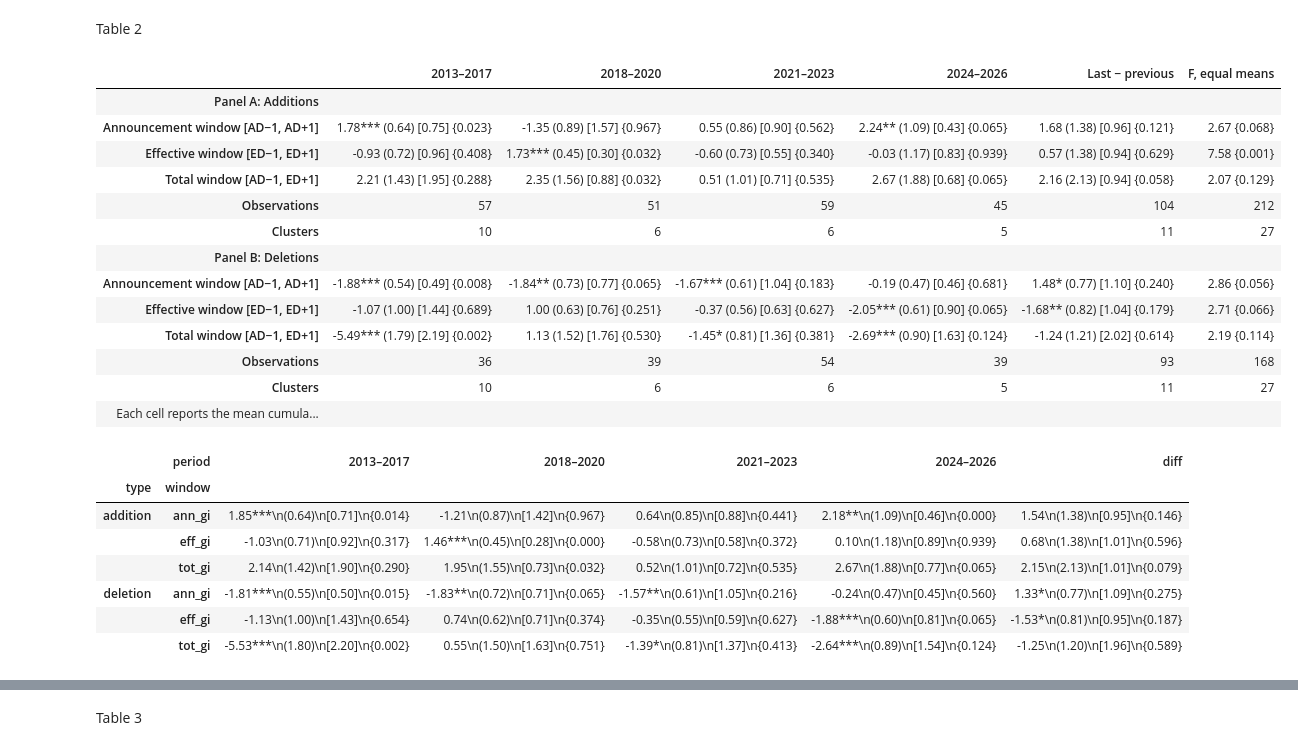
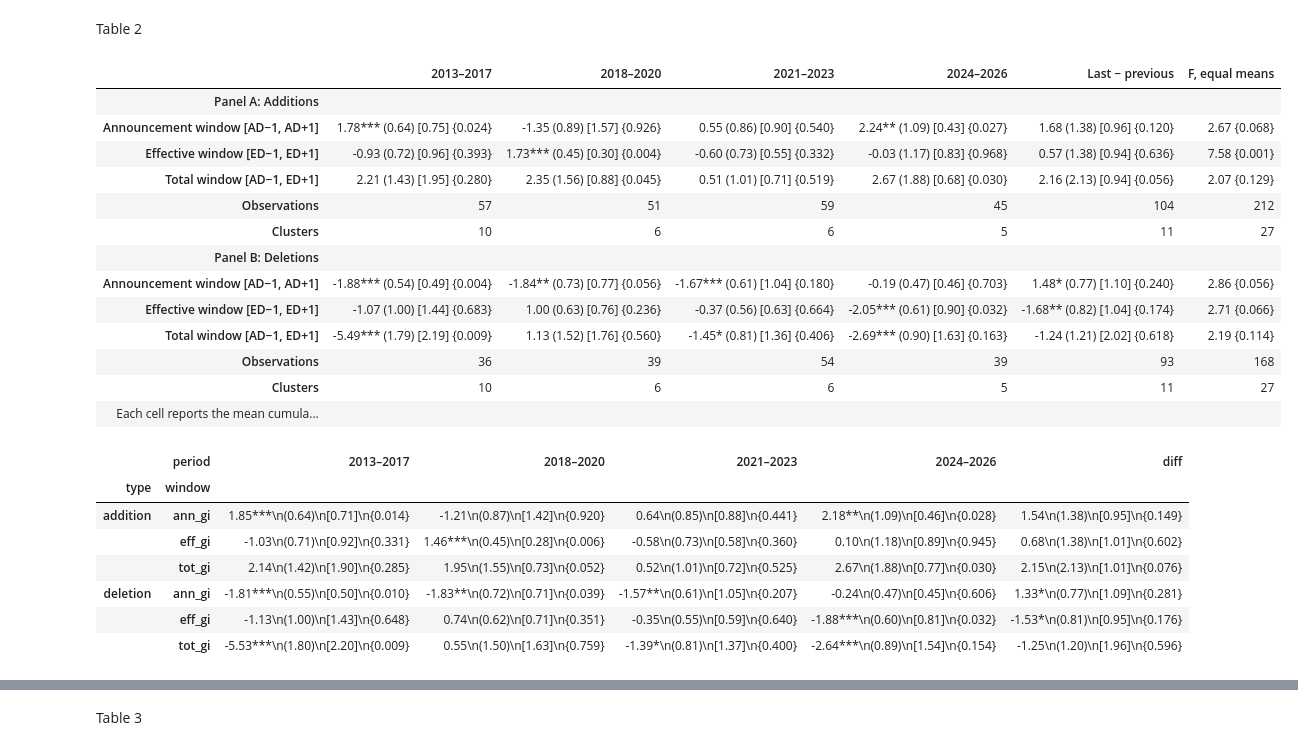
Before and after one commit to uvangludvig-ship-it/financethesis, a Jupyter notebook: code/notebooks/replication_omxsb.ipynb, the cells around one changed output, grey strips where cells are left out. Cells and saved outputs as stored; diff of their text form; code cells hidden in the pictures.

```diff
--- a/code/notebooks/replication_omxsb.ipynb
+++ b/code/notebooks/replication_omxsb.ipynb
@@ -23,9 +23,13 @@ TAB = os.path.join(OUT, "tables")
 FIG = os.path.join(OUT, "figures")
 for p in [OUT, TAB, FIG, DER]:
     os.makedirs(p, exist_ok=True)
-REQ = ["stocks_daily.csv.gz", "stocks_static.csv", "indices_daily.csv"]
+PANEL = os.path.join(D, "stocks_daily.csv.gz")
+STATIC = os.path.join(D, "stocks_static.csv")
+INDEX = os.path.join(D, "indices_daily.csv")
+EVENTS = os.path.join(EV, "omxsb_events_with_ric.csv")
+REQ = [PANEL, STATIC, INDEX, EVENTS]
 ZIPS = sorted(glob.glob(os.path.join(FI, "Fondinnehav_*.zip")))
-missing = [f for f in REQ if not os.path.exists(os.path.join(D, f))] + ([] if os.path.exists(os.path.join(EV, "omxsb_events_with_ric.csv")) else ["omxsb_events_with_ric.csv"])
+missing = [f for f in REQ if not os.path.exists(f)]
 assert not missing, missing
 assert len(ZIPS) == 31, len(ZIPS)
 PER = ["2013–2017", "2018–2020", "2021–2023", "2024–2026"]
@@ -52,6 +56,7 @@ def tex_fix(path):
     s = re.sub(r"(?<!\\)%", r"\\%", s)
     s = re.sub(r"(\\\\)\s*\[", r"\1{}[", s)
     s = re.sub(r"(?<!\\)\{(-?\d+\.\d+)\}", lambda m: "\\{" + m.group(1) + "\\}", s)
+    s = re.sub(r"\^(?=[G(])", r"\\textasciicircum{}", s)
     s = s.replace("−", "$-$").replace("η", "$\\eta$").replace("R²", "R$^2$")
     open(path, "w").write(s)
 def tab_save(t, name, desc, df=None):
@@ -62,6 +67,6 @@ def tab_save(t, name, desc, df=None):
         df.to_csv(os.path.join(TAB, name + ".csv"))
     MAN.append((name, desc))
     return t
-pd.DataFrame({"file": REQ + [os.path.basename(z) for z in ZIPS], "mb": [round(os.path.getsize(os.path.join(D, f)) / 1e6, 1) for f in REQ] + [round(os.path.getsize(z) / 1e6, 1) for z in ZIPS]})
+pd.DataFrame({"file": [os.path.basename(f) for f in REQ + ZIPS], "mb": [round(os.path.getsize(f) / 1e6, 1) for f in REQ + ZIPS]})
 # %% [output]
 |  | file | mb |
@@ -82,10 +87,11 @@ pd.DataFrame({"file": REQ + [os.path.basename(z) for z in ZIPS], "mb": [round(os
 | 33 | Fondinnehav_2026Q1_2026-10-14 08.... | 6.4 |
 | 34 | Fondinnehav_2026Q2_2026-10-14 08.... | 6.7 |
 # %%
-ev = pd.read_csv(os.path.join(EV, "omxsb_events_with_ric.csv"), parse_dates=["announcement_date", "effective_date"])
-st = pd.read_csv(os.path.join(D, "stocks_static.csv"), parse_dates=["first_date", "last_date", "RetireDate"])
-px = pd.read_csv(os.path.join(D, "stocks_daily.csv.gz"), parse_dates=["date"])
-ix = pd.read_csv(os.path.join(D, "indices_daily.csv"), parse_dates=["date"])
+ev = pd.read_csv(EVENTS, parse_dates=["announcement_date", "effective_date"])
+st = pd.read_csv(STATIC, parse_dates=["first_date", "last_date", "RetireDate"])
+px = pd.read_parquet(PANEL) if PANEL.endswith(".parquet") else pd.read_csv(PANEL, parse_dates=["date"])
+px["date"] = pd.to_datetime(px.date).astype("datetime64[ns]")
+ix = pd.read_csv(INDEX, parse_dates=["date"])
 pd.DataFrame({"rows": [len(ev), len(st), len(px), len(ix)], "cols": [ev.shape[1], st.shape[1], px.shape[1], ix.shape[1]]}, index=["events", "static", "daily", "indices"])
 # %% [output]
 |  | rows | cols |
@@ -204,6 +210,11 @@ def ols(y, X, g):
         S += np.outer(u, u)
     Vc = XtXi @ S @ XtXi * G / (G - 1) * (n - 1) / (n - k)
     return b, e, Vh, Vc, G, gs, XtXi
+WEBB = np.array([-np.sqrt(1.5), -1.0, -np.sqrt(0.5), np.sqrt(0.5), 1.0, np.sqrt(1.5)])
+def p_floor(G):
+    return 2 / 6 ** G if G < 12 else 1 / 2 ** (G - 1)
+def floor_note(Gs):
+    return " The wild cluster bootstrap uses 9,999 draws with the null imposed, Webb six-point weights when there are fewer than 12 clusters and Rademacher weights otherwise; the smallest attainable p-value is 2/6^G with Webb and 1/2^(G−1) with Rademacher weights, here " + "; ".join(f"G = {g}: {p_floor(g):.2g}" for g in Gs) + "."
 def wcb(y, X, g, r, q=0.0, B=9999, seed=0):
     n, k = X.shape
     b, e, Vh, Vc, G, gs, XtXi = ols(y, X, g)
@@ -214,7 +225,7 @@ def wcb(y, X, g, r, q=0.0, B=9999, seed=0):
     A = np.stack([X[gs == j].T @ er[gs == j] for j in range(G)], axis=1)
     Q = np.stack([X[gs == j].T @ X[gs == j] for j in range(G)])
     rng = np.random.default_rng(seed)
-    w = rng.choice([-1.0, 1.0], size=(B, G))
+    w = rng.choice(WEBB if G < 12 else np.array([-1.0, 1.0]), size=(B, G))
     dl = (XtXi @ A @ w.T).T
     sc = w[:, :, None] * A.T[None, :, :] - np.einsum("gkl,bl->bgk", Q, dl)
     S = np.einsum("bgk,bgl->bkl", sc, sc)
@@ -252,43 +263,43 @@ for typ in ["addition", "deletion"]:
         s = ev[(ev.type == typ)]
         for p in PER:
             c = s[s.period == p]
             rows.append(dict(type=typ, window=win, period=p, **cell(c[win], c.adx)))
         c = s[s.period.isin(PER[2:])]
         rows.append(dict(type=typ, window=win, period="diff", **diffcell(c[win], c.adx, (c.period == PER[3]).values.astype(float))))
         F, pF, G = ftest(s[win], s.adx, s.period)
         rows.append(dict(type=typ, window=win, period="F_equal", mean=F, p_cr1=pF, N=len(s), G=G))
 t2 = pd.DataFrame(rows)
 t2.to_csv(os.path.join(TAB, "tab_02_car_long.csv"), index=False)
 def t2_cell(r):
     if r.period == "F_equal":
         return f"{r['mean']:.2f}\n{{{r.p_cr1:.3f}}}"
     return f"{r['mean']:.2f}{star(r.p_hc1)}\n({r.se_hc1:.2f})\n[{r.se_cr1:.2f}]\n{{{r.p_wcb:.3f}}}"
 def t2_panel(typ):
     s = t2[t2.type == typ]
     body = s.assign(c=s.apply(t2_cell, axis=1)).pivot(index="window", columns="period", values="c").reindex(index=["ann", "eff", "tot"], columns=PER + ["diff", "F_equal"])
     body.index = [LABELS[w] for w in body.index]
     n = s[s.window == "tot"].set_index("period")
     body.loc["Observations"] = [str(int(n.N[p])) for p in PER + ["diff"]] + [str(int(n.N["F_equal"]))]
     body.loc["Clusters"] = [str(int(n.G[p])) for p in PER + ["diff"]] + [str(int(n.G["F_equal"]))]
     return body
 t2w = pd.concat({"Panel A: Additions": t2_panel("addition"), "Panel B: Deletions": t2_panel("deletion")})
 t2w.columns = PER + ["Last − previous", "F, equal means"]
 for p in PER:
     for typ in ["addition", "deletion"]:
         NUM[f"car_tot_{typ}_{p}"] = round(float(t2[(t2.type == typ) & (t2.window == "tot") & (t2.period == p)]["mean"].iloc[0]), 3)
-tab_save(mt.MTable(t2w, rgroup_sep="t", notes="Each cell reports the mean cumulative abnormal return in percent, the stock return minus the OMXSBGI return summed over the window, from a regression on a constant per period; below it the HC1 standard error in parentheses, the standard error clustered on announcement date (CR1) in brackets, and the wild cluster bootstrap p-value (Rademacher weights, 9,999 draws, null imposed) in braces. The last two columns give the difference between the last and the second-to-last period with the same statistics, and the cluster-robust F-statistic for equal means across the four periods with its p-value from F(3, G−1). Stars use the HC1 p-value: " + STARS), "tab_02_car", "Abnormal returns around OMXSB changes by period (anchor Table 2)", t2w)
+tab_save(mt.MTable(t2w, rgroup_sep="t", notes="Each cell reports the mean cumulative abnormal return in percent, the stock return minus the OMXSBGI return summed over the window, from a regression on a constant per period; below it the HC1 standard error in parentheses, the standard error clustered on announcement date (CR1) in brackets, and the wild cluster bootstrap p-value in braces. The last two columns give the difference between the last and the second-to-last period with the same statistics, and the cluster-robust F-statistic for equal means across the four periods with its p-value from F(3, G−1). Stars use the HC1 p-value: " + STARS + floor_note(sorted(set(int(g) for g in t2[t2.period != "F_equal"].G)))), "tab_02_car", "Abnormal returns around OMXSB changes by period (anchor Table 2)", t2w)
 # %% [output]
 |  | 2013–2017 | 2018–2020 | 2021–2023 | 2024–2026 | Last − previous | F, equal means |
 | Panel A: Additions |  |  |  |  |  |  |
-| Announcement window [AD−1, AD+1] | 1.78*** (0.64) [0.75] {0.023} | -1.35 (0.89) [1.57] {0.967} | 0.55 (0.86) [0.90] {0.562} | 2.24** (1.09) [0.43] {0.065} | 1.68 (1.38) [0.96] {0.121} | 2.67 {0.068} |
-| Effective window [ED−1, ED+1] | -0.93 (0.72) [0.96] {0.408} | 1.73*** (0.45) [0.30] {0.032} | -0.60 (0.73) [0.55] {0.340} | -0.03 (1.17) [0.83] {0.939} | 0.57 (1.38) [0.94] {0.629} | 7.58 {0.001} |
-| Total window [AD−1, ED+1] | 2.21 (1.43) [1.95] {0.288} | 2.35 (1.56) [0.88] {0.032} | 0.51 (1.01) [0.71] {0.535} | 2.67 (1.88) [0.68] {0.065} | 2.16 (2.13) [0.94] {0.058} | 2.07 {0.129} |
+| Announcement window [AD−1, AD+1] | 1.78*** (0.64) [0.75] {0.024} | -1.35 (0.89) [1.57] {0.926} | 0.55 (0.86) [0.90] {0.540} | 2.24** (1.09) [0.43] {0.027} | 1.68 (1.38) [0.96] {0.120} | 2.67 {0.068} |
+| Effective window [ED−1, ED+1] | -0.93 (0.72) [0.96] {0.393} | 1.73*** (0.45) [0.30] {0.004} | -0.60 (0.73) [0.55] {0.332} | -0.03 (1.17) [0.83] {0.968} | 0.57 (1.38) [0.94] {0.636} | 7.58 {0.001} |
+| Total window [AD−1, ED+1] | 2.21 (1.43) [1.95] {0.280} | 2.35 (1.56) [0.88] {0.045} | 0.51 (1.01) [0.71] {0.519} | 2.67 (1.88) [0.68] {0.030} | 2.16 (2.13) [0.94] {0.056} | 2.07 {0.129} |
 | Observations | 57 | 51 | 59 | 45 | 104 | 212 |
 | Clusters | 10 | 6 | 6 | 5 | 11 | 27 |
 | Panel B: Deletions |  |  |  |  |  |  |
-| Announcement window [AD−1, AD+1] | -1.88*** (0.54) [0.49] {0.008} | -1.84** (0.73) [0.77] {0.065} | -1.67*** (0.61) [1.04] {0.183} | -0.19 (0.47) [0.46] {0.681} | 1.48* (0.77) [1.10] {0.240} | 2.86 {0.056} |
-| Effective window [ED−1, ED+1] | -1.07 (1.00) [1.44] {0.689} | 1.00 (0.63) [0.76] {0.251} | -0.37 (0.56) [0.63] {0.627} | -2.05*** (0.61) [0.90] {0.065} | -1.68** (0.82) [1.04] {0.179} | 2.71 {0.066} |
-| Total window [AD−1, ED+1] | -5.49*** (1.79) [2.19] {0.002} | 1.13 (1.52) [1.76] {0.530} | -1.45* (0.81) [1.36] {0.381} | -2.69*** (0.90) [1.63] {0.124} | -1.24 (1.21) [2.02] {0.614} | 2.19 {0.114} |
+| Announcement window [AD−1, AD+1] | -1.88*** (0.54) [0.49] {0.004} | -1.84** (0.73) [0.77] {0.056} | -1.67*** (0.61) [1.04] {0.180} | -0.19 (0.47) [0.46] {0.703} | 1.48* (0.77) [1.10] {0.240} | 2.86 {0.056} |
+| Effective window [ED−1, ED+1] | -1.07 (1.00) [1.44] {0.683} | 1.00 (0.63) [0.76] {0.236} | -0.37 (0.56) [0.63] {0.664} | -2.05*** (0.61) [0.90] {0.032} | -1.68** (0.82) [1.04] {0.174} | 2.71 {0.066} |
+| Total window [AD−1, ED+1] | -5.49*** (1.79) [2.19] {0.009} | 1.13 (1.52) [1.76] {0.560} | -1.45* (0.81) [1.36] {0.406} | -2.69*** (0.90) [1.63] {0.163} | -1.24 (1.21) [2.02] {0.618} | 2.19 {0.114} |
 | Observations | 36 | 39 | 54 | 39 | 93 | 168 |
 | Clusters | 10 | 6 | 6 | 5 | 11 | 27 |
 | Each cell reports the mean cumula... |  |  |  |  |  |  |
@@ -308,9 +319,9 @@ t2g.assign(c=t2g.apply(t2_cell, axis=1)).pivot(index=["type", "window"], columns
 # %% [output]
 |  | period | 2013–2017 | 2018–2020 | 2021–2023 | 2024–2026 | diff |
 | type | window |  |  |  |  |  |
-| addition | ann_gi | 1.85***\n(0.64)\n[0.71]\n{0.014} | -1.21\n(0.87)\n[1.42]\n{0.967} | 0.64\n(0.85)\n[0.88]\n{0.441} | 2.18**\n(1.09)\n[0.46]\n{0.000} | 1.54\n(1.38)\n[0.95]\n{0.146} |
-|  | eff_gi | -1.03\n(0.71)\n[0.92]\n{0.317} | 1.46***\n(0.45)\n[0.28]\n{0.000} | -0.58\n(0.73)\n[0.58]\n{0.372} | 0.10\n(1.18)\n[0.89]\n{0.939} | 0.68\n(1.38)\n[1.01]\n{0.596} |
-|  | tot_gi | 2.14\n(1.42)\n[1.90]\n{0.290} | 1.95\n(1.55)\n[0.73]\n{0.032} | 0.52\n(1.01)\n[0.72]\n{0.535} | 2.67\n(1.88)\n[0.77]\n{0.065} | 2.15\n(2.13)\n[1.01]\n{0.079} |
-| deletion | ann_gi | -1.81***\n(0.55)\n[0.50]\n{0.015} | -1.83**\n(0.72)\n[0.71]\n{0.065} | -1.57**\n(0.61)\n[1.05]\n{0.216} | -0.24\n(0.47)\n[0.45]\n{0.560} | 1.33*\n(0.77)\n[1.09]\n{0.275} |
-|  | eff_gi | -1.13\n(1.00)\n[1.43]\n{0.654} | 0.74\n(0.62)\n[0.71]\n{0.374} | -0.35\n(0.55)\n[0.59]\n{0.627} | -1.88***\n(0.60)\n[0.81]\n{0.065} | -1.53*\n(0.81)\n[0.95]\n{0.187} |
-|  | tot_gi | -5.53***\n(1.80)\n[2.20]\n{0.002} | 0.55\n(1.50)\n[1.63]\n{0.751} | -1.39*\n(0.81)\n[1.37]\n{0.413} | -2.64***\n(0.89)\n[1.54]\n{0.124} | -1.25\n(1.20)\n[1.96]\n{0.589} |
+| addition | ann_gi | 1.85***\n(0.64)\n[0.71]\n{0.014} | -1.21\n(0.87)\n[1.42]\n{0.920} | 0.64\n(0.85)\n[0.88]\n{0.441} | 2.18**\n(1.09)\n[0.46]\n{0.028} | 1.54\n(1.38)\n[0.95]\n{0.149} |
+|  | eff_gi | -1.03\n(0.71)\n[0.92]\n{0.331} | 1.46***\n(0.45)\n[0.28]\n{0.006} | -0.58\n(0.73)\n[0.58]\n{0.360} | 0.10\n(1.18)\n[0.89]\n{0.945} | 0.68\n(1.38)\n[1.01]\n{0.602} |
+|  | tot_gi | 2.14\n(1.42)\n[1.90]\n{0.285} | 1.95\n(1.55)\n[0.73]\n{0.052} | 0.52\n(1.01)\n[0.72]\n{0.525} | 2.67\n(1.88)\n[0.77]\n{0.030} | 2.15\n(2.13)\n[1.01]\n{0.076} |
+| deletion | ann_gi | -1.81***\n(0.55)\n[0.50]\n{0.010} | -1.83**\n(0.72)\n[0.71]\n{0.039} | -1.57**\n(0.61)\n[1.05]\n{0.207} | -0.24\n(0.47)\n[0.45]\n{0.606} | 1.33*\n(0.77)\n[1.09]\n{0.281} |
+|  | eff_gi | -1.13\n(1.00)\n[1.43]\n{0.648} | 0.74\n(0.62)\n[0.71]\n{0.351} | -0.35\n(0.55)\n[0.59]\n{0.640} | -1.88***\n(0.60)\n[0.81]\n{0.032} | -1.53*\n(0.81)\n[0.95]\n{0.176} |
+|  | tot_gi | -5.53***\n(1.80)\n[2.20]\n{0.009} | 0.55\n(1.50)\n[1.63]\n{0.759} | -1.39*\n(0.81)\n[1.37]\n{0.400} | -2.64***\n(0.89)\n[1.54]\n{0.154} | -1.25\n(1.20)\n[1.96]\n{0.596} |
```
Also changed, not shown: parts of 7 cells of this notebook, 32 other files.
